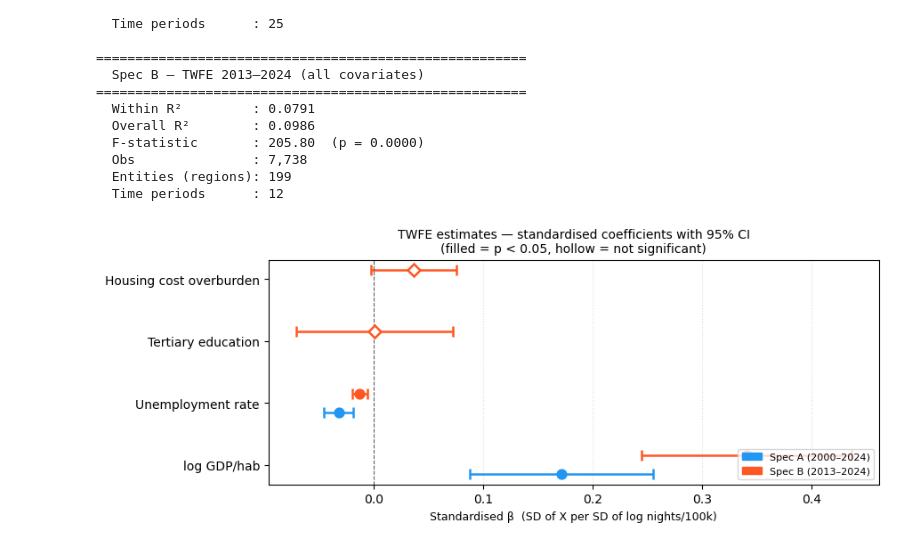
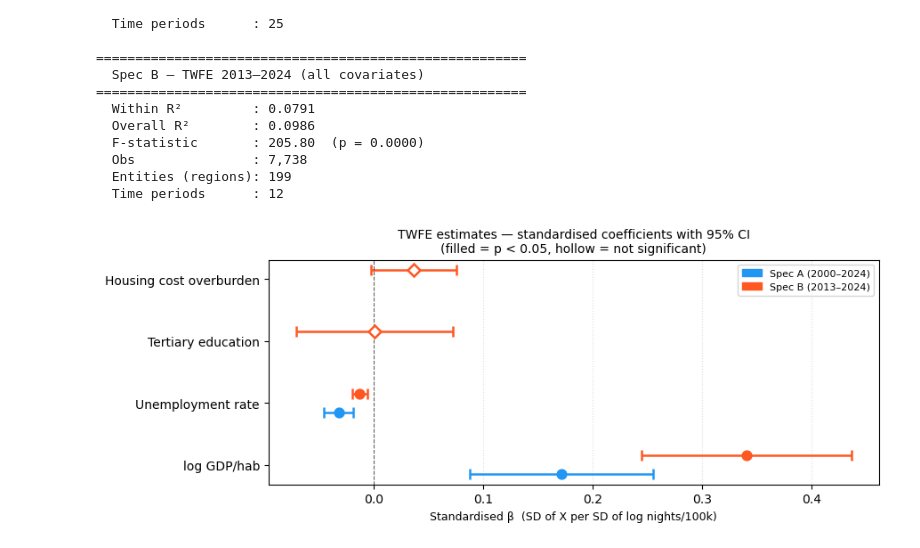
Before and after one commit to hawk-s/tourism_analysis_idea, a Jupyter notebook: analysis.ipynb, the cells around one changed output. Drawn from its saved outputs; the diff is of its cells as text; code cells hidden in the pictures.

```diff
--- a/analysis.ipynb
+++ b/analysis.ipynb
@@ -872,20 +943,20 @@ for i, var in enumerate(vars_present):
                   [row['ci_hi_std'] - row['coef_std']]],
             fmt=marker, color=col, capsize=4, linewidth=1.8,
             markersize=7, markerfacecolor=col if row['pval'] < 0.05 else 'white',
             markeredgewidth=1.8
         )
 
 ax.axvline(0, color='black', linewidth=0.8, linestyle='--', alpha=0.6)
 ax.set_yticks(range(len(vars_present)))
 ax.set_yticklabels(vars_present, fontsize=10)
 ax.set_xlabel('Standardised β  (SD of X per SD of log nights/100k)', fontsize=9)
 ax.set_title('TWFE estimates — standardised coefficients with 95% CI\n'
              '(filled = p < 0.05, hollow = not significant)', fontsize=10)
 
 patches = [mpatches.Patch(color=c, label=s) for s, c in colors.items()]
-ax.legend(handles=patches, fontsize=8, loc='lower right')
+ax.legend(handles=patches, fontsize=8, loc='upper right')
 ax.grid(axis='x', linestyle=':', alpha=0.4)
 plt.tight_layout()
 plt.show()
 # %% [output]
-[figure, old version]
+[figure, new version]
```
Also changed, not shown: parts of 1 cell of this notebook.
